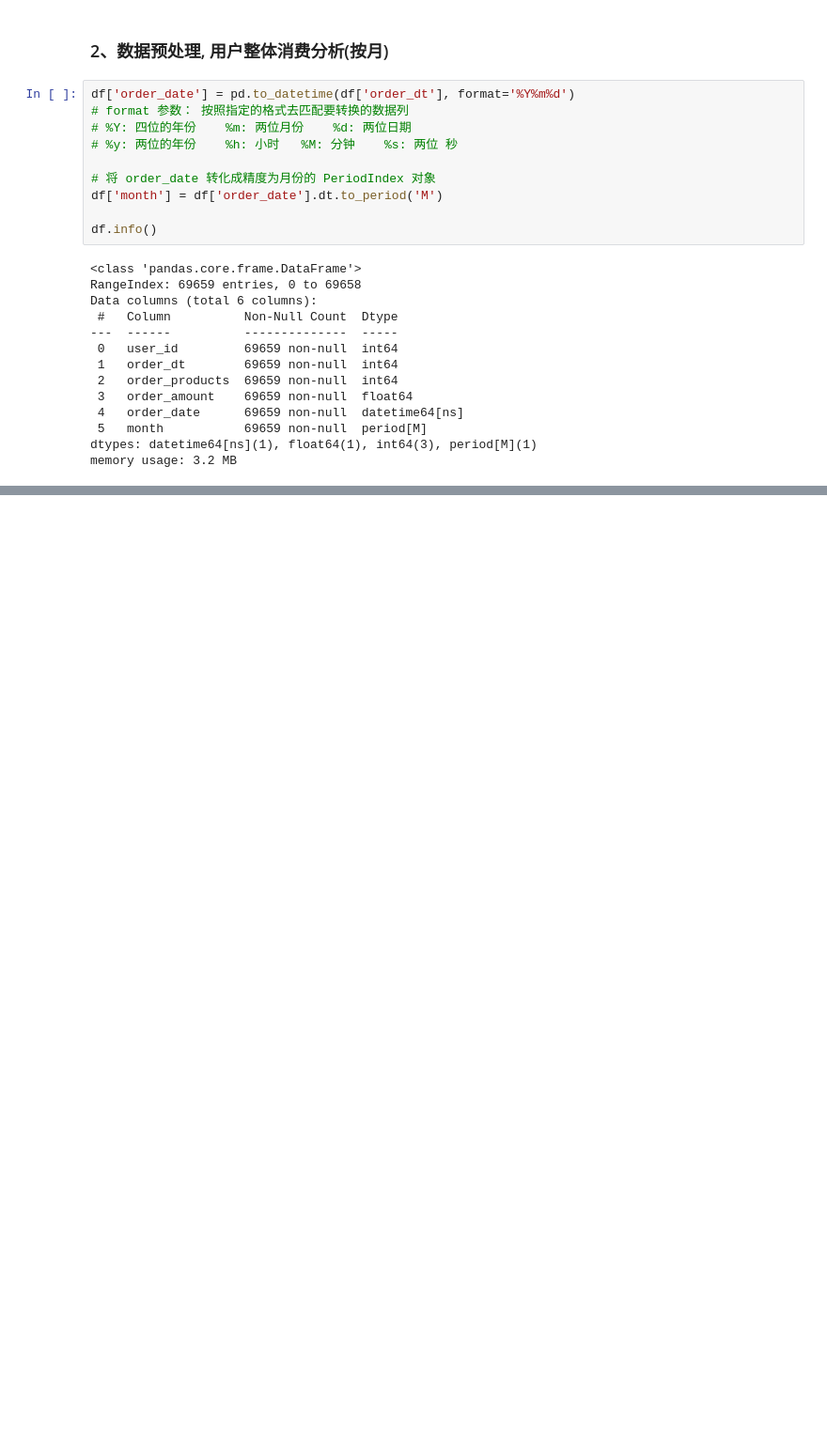
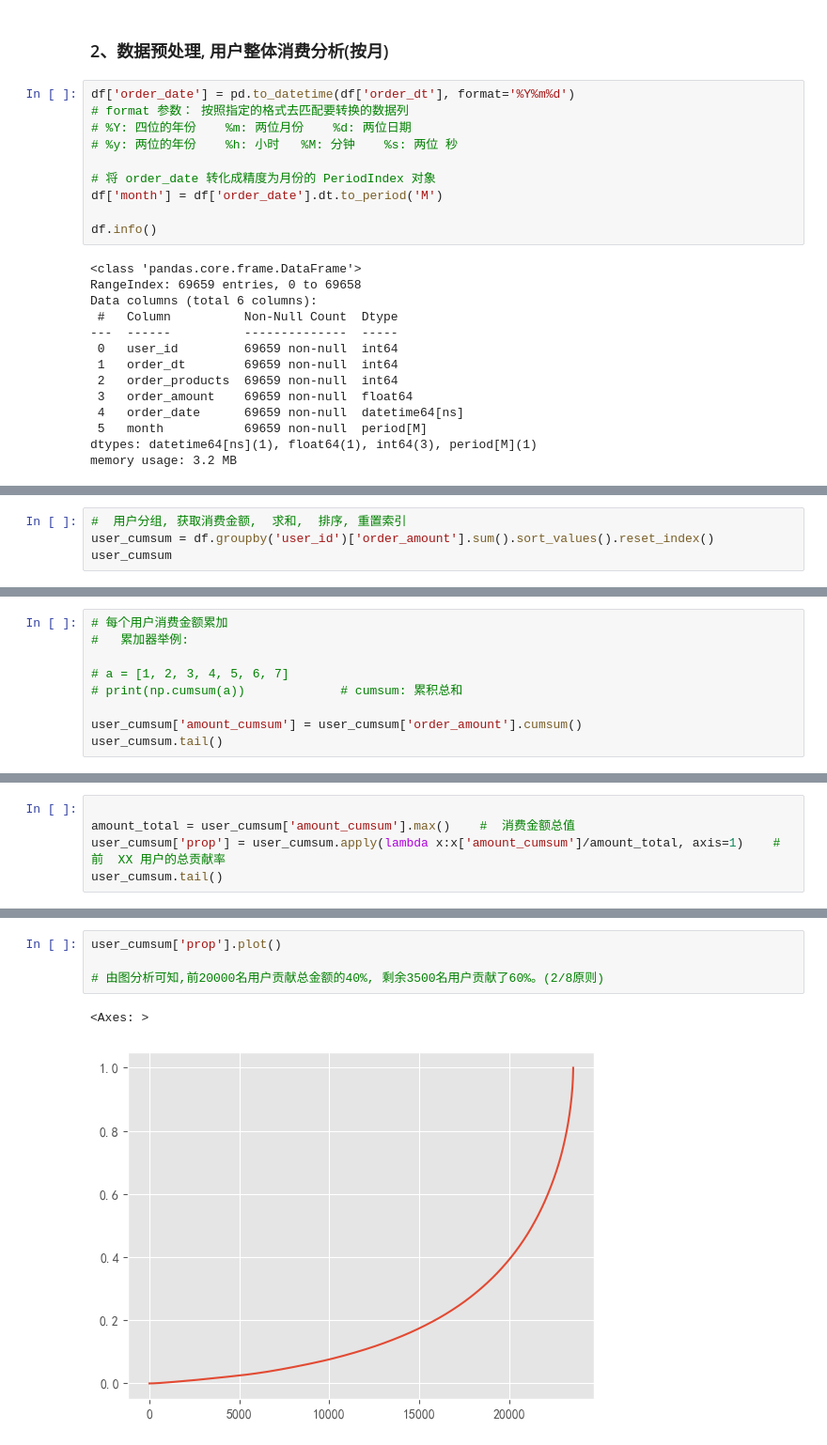
Before and after one commit to Fade-Smile/Basic-of-Data-Analyst, a Jupyter notebook: Project/3. User consumption behavior data analysis.ipynb, the cells around one changed output, grey strips where cells are left out. Shown at 94% size. Saved outputs shown, nothing was run; the diff lists cells and outputs as text; blank space fills up the shorter version.

```diff
--- a/Project/3. User consumption behavior data analysis.ipynb
+++ b/Project/3. User consumption behavior data analysis.ipynb
@@ -121,0 +181,4 @@ Text(0.5, 1.0, '每月的消费人数【根据user_id 进行去重统计, 再计
+# %%
+#  用户分组, 获取消费金额,  求和,  排序, 重置索引
+user_cumsum = df.groupby('user_id')['order_amount'].sum().sort_values().reset_index()
+user_cumsum
@@ -121,0 +199,9 @@ Text(0.5, 1.0, '每月的消费人数【根据user_id 进行去重统计, 再计
+# %%
+# 每个用户消费金额累加
+#   累加器举例:
+
+# a = [1, 2, 3, 4, 5, 6, 7]
+# print(np.cumsum(a))             # cumsum: 累积总和
+
+user_cumsum['amount_cumsum'] = user_cumsum['order_amount'].cumsum()
+user_cumsum.tail()
@@ -121,0 +215,5 @@ Text(0.5, 1.0, '每月的消费人数【根据user_id 进行去重统计, 再计
+# %%
+
+amount_total = user_cumsum['amount_cumsum'].max()    #  消费金额总值
+user_cumsum['prop'] = user_cumsum.apply(lambda x:x['amount_cumsum']/amount_total, axis=1)    # 前  XX 用户的总贡献率
+user_cumsum.tail()
@@ -121,0 +227,7 @@ Text(0.5, 1.0, '每月的消费人数【根据user_id 进行去重统计, 再计
+# %%
+user_cumsum['prop'].plot()
+
+# 由图分析可知,前20000名用户贡献总金额的40%, 剩余3500名用户贡献了60%。(2/8原则)
+# %% [output]
+<Axes: >
+[figure, added]
```
Also changed, not shown: parts of 10 cells of this notebook.
